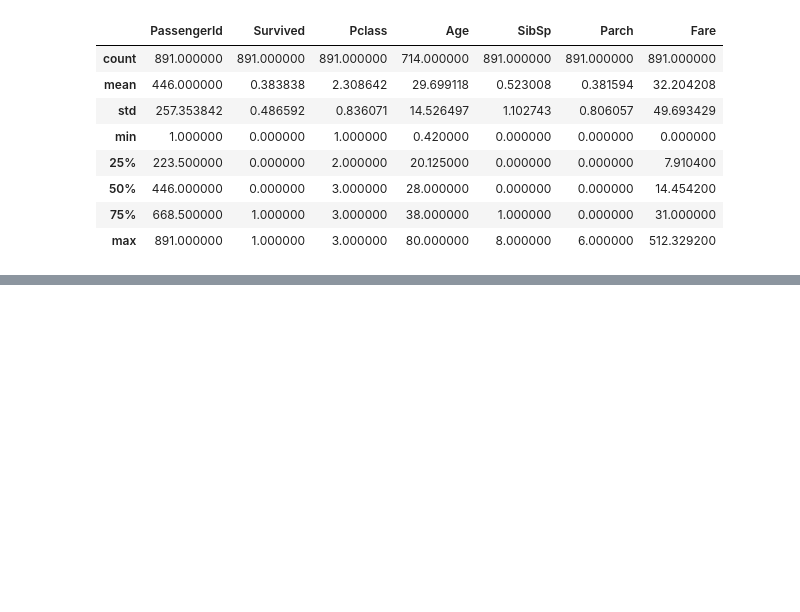
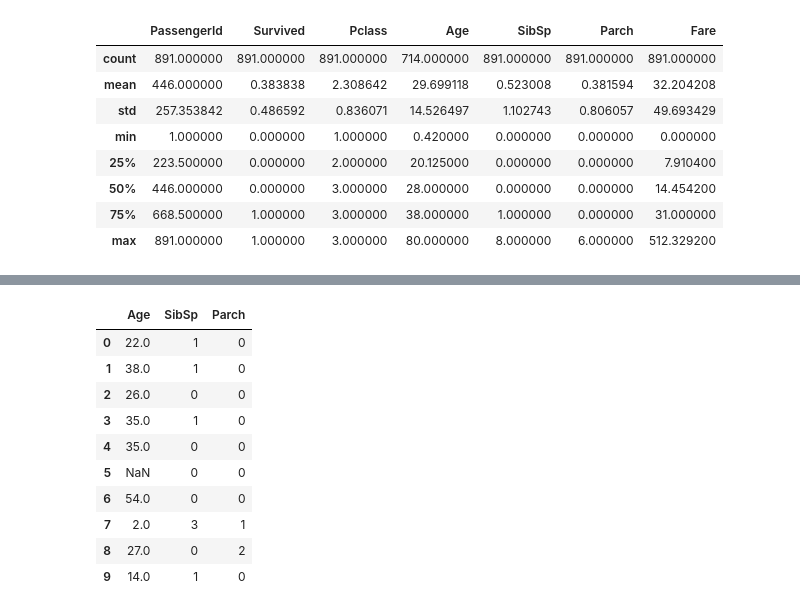
Before and after one commit to MAmmarShaikh01/DataScience, a Jupyter notebook: Data_Science/index.ipynb, the cells around one changed output, grey strips where cells are left out. Saved outputs shown, nothing was run; the diff lists cells and outputs as text; code cells hidden in the pictures; blank space fills up the shorter version.

```diff
--- a/Data_Science/index.ipynb
+++ b/Data_Science/index.ipynb
@@ -318,0 +395,17 @@ df.describe()
+# %%
+df.iloc[5] # returns n row
+
+df.iloc[0:10,5] # row 3-10 and 5th column
+df.iloc[0:10,[5,6,7]] # row 3-10 and 5th 6th and 7th column
+# %% [output]
+|  | Age | SibSp | Parch |
+| 0 | 22.0 | 1 | 0 |
+| 1 | 38.0 | 1 | 0 |
+| 2 | 26.0 | 0 | 0 |
+| 3 | 35.0 | 1 | 0 |
+| 4 | 35.0 | 0 | 0 |
+| 5 | NaN | 0 | 0 |
+| 6 | 54.0 | 0 | 0 |
+| 7 | 2.0 | 3 | 1 |
+| 8 | 27.0 | 0 | 2 |
+| 9 | 14.0 | 1 | 0 |
```
Also changed, not shown: parts of 7 cells of this notebook.
